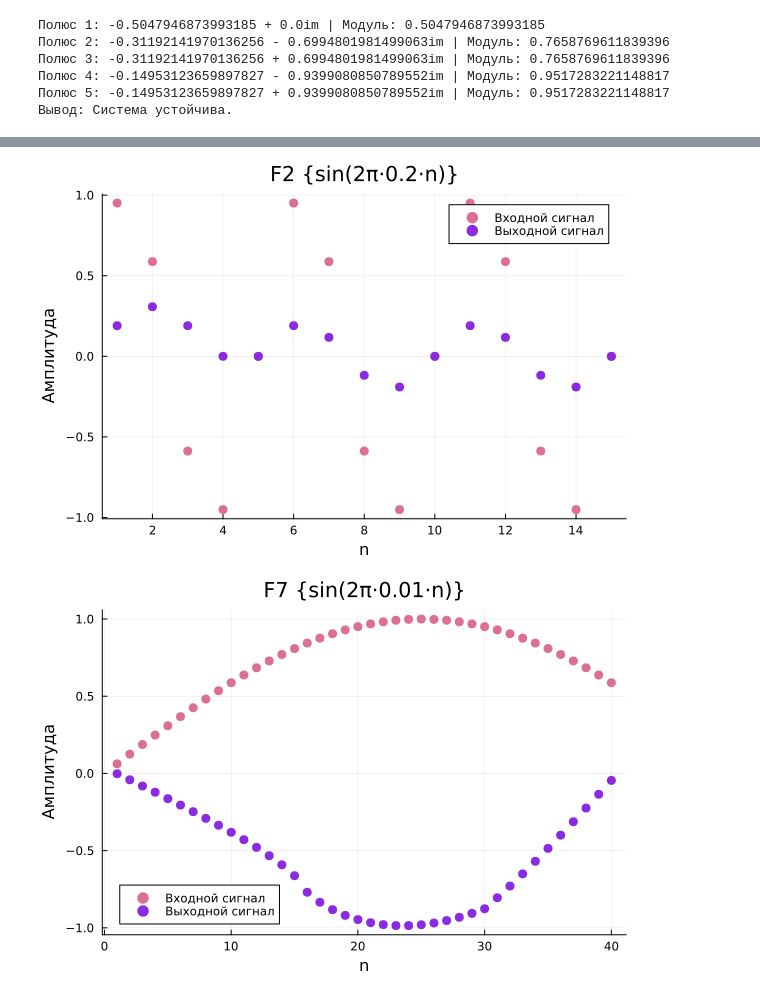
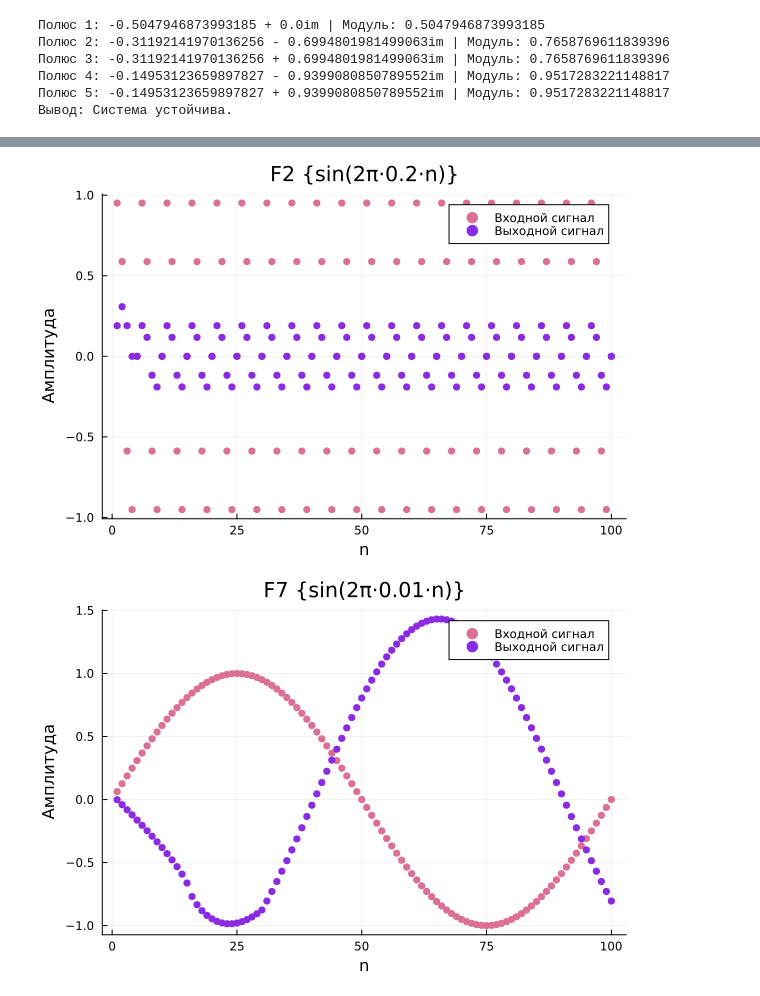
Before and after one commit to Hipslumb/DSP, a Jupyter notebook: ADC/LTI.ipynb, the cells around one changed output, grey strips where cells are left out. Cells and saved outputs as stored; diff of their text form; code cells hidden in the pictures.

```diff
--- a/ADC/LTI.ipynb
+++ b/ADC/LTI.ipynb
@@ -307,20 +307,20 @@ function compare_signals(x, y, title)
     n = 1:length(x)
 
     p = scatter(n, x,label="Входной сигнал",xlabel="n",ylabel="Амплитуда",
-        title=title, markerstrokewidth = 0, markersize = 5, color=:palevioletred)
+        title=title, markerstrokewidth = 0, markersize = 4, color=:palevioletred)
 
-    scatter!(p, n, y,label="Выходной сигнал",markerstrokewidth = 0, markersize = 5, color=:blueviolet)
+    scatter!(p, n, y,label="Выходной сигнал",markerstrokewidth = 0, markersize = 4, color=:blueviolet)
 
     display(p)
 end
-x1,x2 = x1_F(15),x2_F(15)
+x1,x2 = x1_F(100),x2_F(100)
 F2_x1 = F2(x1)
-F2_x2 = F2(x2_F(15))
+F2_x2 = F2(x2)
 
 compare_signals(x1, F2_x1, "F2 {sin(2π⋅0.01⋅n)}")
 compare_signals(x2, F2_x2, "F2 {sin(2π⋅0.2⋅n)}")
 
-x1,x2 = x1_F(40),x2_F(40)
+x1,x2 = x1_F(100),x2_F(100)
 F7_x1 = F7(x1)
 F7_x2 = F7(x2)
 compare_signals(x1, F7_x1, "F7 {sin(2π⋅0.01⋅n)}")
@@ -330,2 +330,2 @@ compare_signals(x2, F7_x2, "F7 {sin(2π⋅0.2⋅n)}")
-[figure, old version]
+[figure, new version]
-[figure, old version]
+[figure, new version]
```
Also changed, not shown: parts of 1 cell of this notebook, 2 other files.
